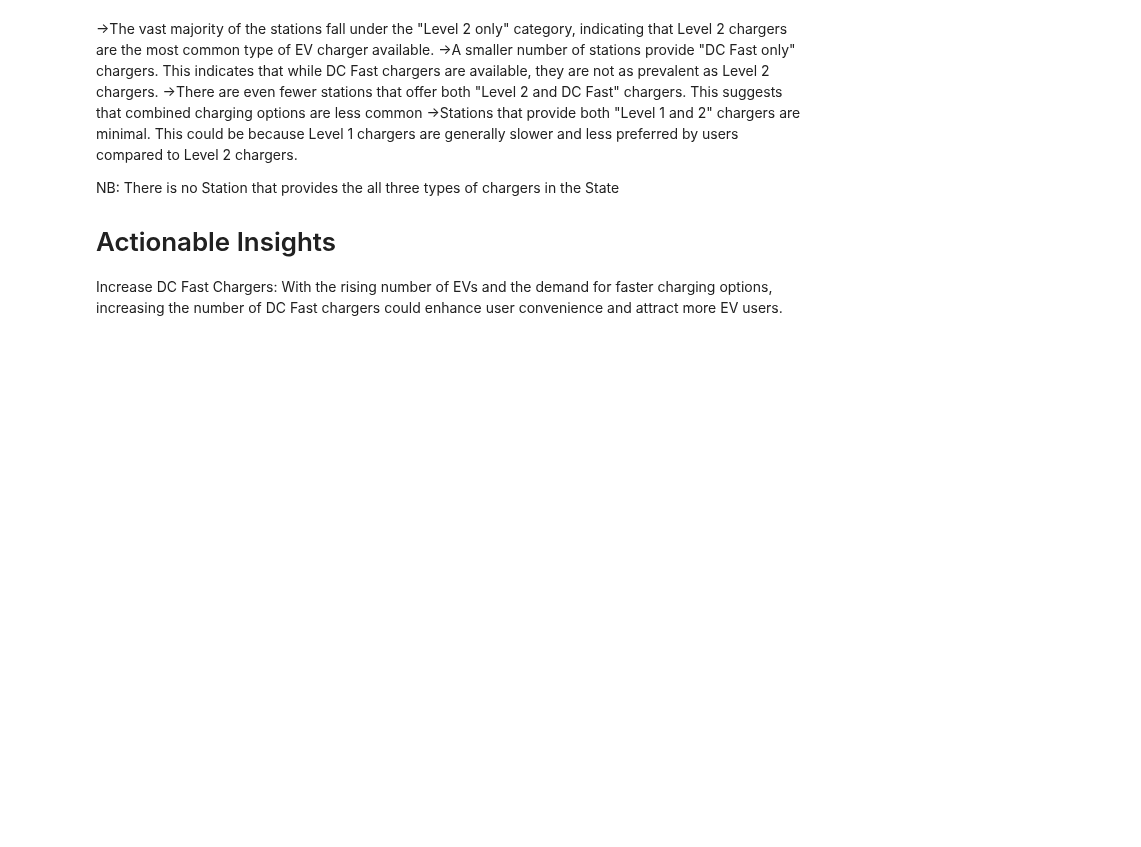
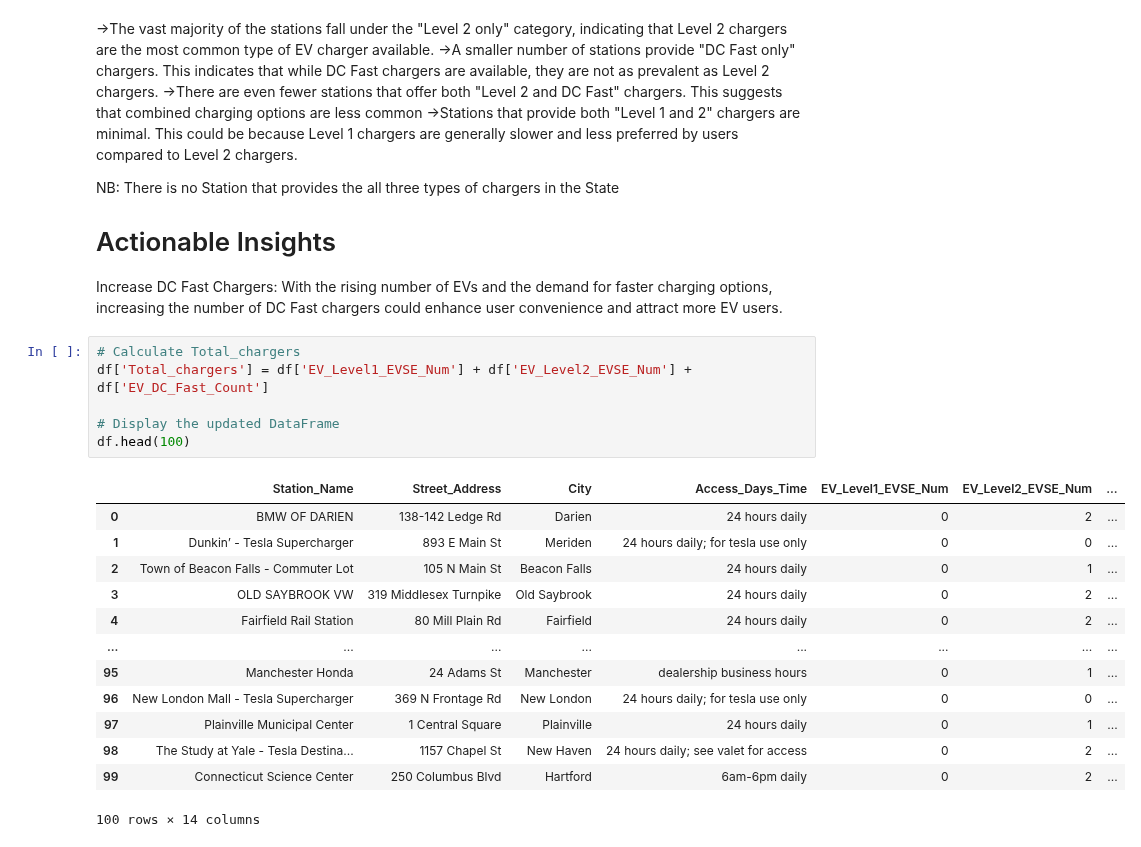
Before and after one commit to Hillal-cell/EV_Station, a Jupyter notebook: final_project.ipynb, the cells around one changed output. Drawn from its saved outputs; the diff is of its cells as text; blank space fills up the shorter version.

```diff
--- a/final_project.ipynb
+++ b/final_project.ipynb
@@ -622,3 +650,23 @@ NB: There is no Station that provides the all three types of chargers in the Sta
 
 # Actionable Insights
 Increase DC Fast Chargers: With the rising number of EVs and the demand for faster charging options, increasing the number of DC Fast chargers could enhance user convenience and attract more EV users.
+# %%
+# Calculate Total_chargers
+df['Total_chargers'] = df['EV_Level1_EVSE_Num'] + df['EV_Level2_EVSE_Num'] + df['EV_DC_Fast_Count']
+
+# Display the updated DataFrame
+df.head(100)
+# %% [output]
+|  | Station_Name | Street_Address | City | Access_Days_Time | EV_Level1_EVSE_Num | EV_Level2_EVSE_Num | ... |
+| 0 | BMW OF DARIEN | 138-142 Ledge Rd | Darien | 24 hours daily | 0 | 2 | ... |
+| 1 | Dunkin’ - Tesla Supercharger | 893 E Main St | Meriden | 24 hours daily; for tesla use only | 0 | 0 | ... |
+| 2 | Town of Beacon Falls - Commuter Lot | 105 N Main St | Beacon Falls | 24 hours daily | 0 | 1 | ... |
+| 3 | OLD SAYBROOK VW | 319 Middlesex Turnpike | Old Saybrook | 24 hours daily | 0 | 2 | ... |
+| 4 | Fairfield Rail Station | 80 Mill Plain Rd | Fairfield | 24 hours daily | 0 | 2 | ... |
+| ... | ... | ... | ... | ... | ... | ... | ... |
+| 95 | Manchester Honda | 24 Adams St | Manchester | dealership business hours | 0 | 1 | ... |
+| 96 | New London Mall - Tesla Supercharger | 369 N Frontage Rd | New London | 24 hours daily; for tesla use only | 0 | 0 | ... |
+| 97 | Plainville Municipal Center | 1 Central Square | Plainville | 24 hours daily | 0 | 1 | ... |
+| 98 | The Study at Yale - Tesla Destina... | 1157 Chapel St | New Haven | 24 hours daily; see valet for access | 0 | 2 | ... |
+| 99 | Connecticut Science Center | 250 Columbus Blvd | Hartford | 6am-6pm daily | 0 | 2 | ... |
+100 rows × 14 columns
```
Also changed, not shown: parts of 5 cells of this notebook.
